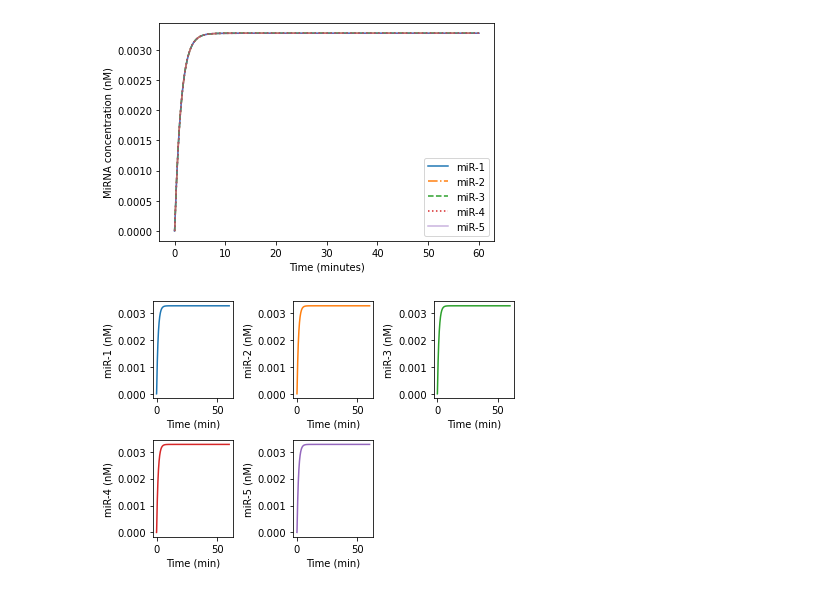
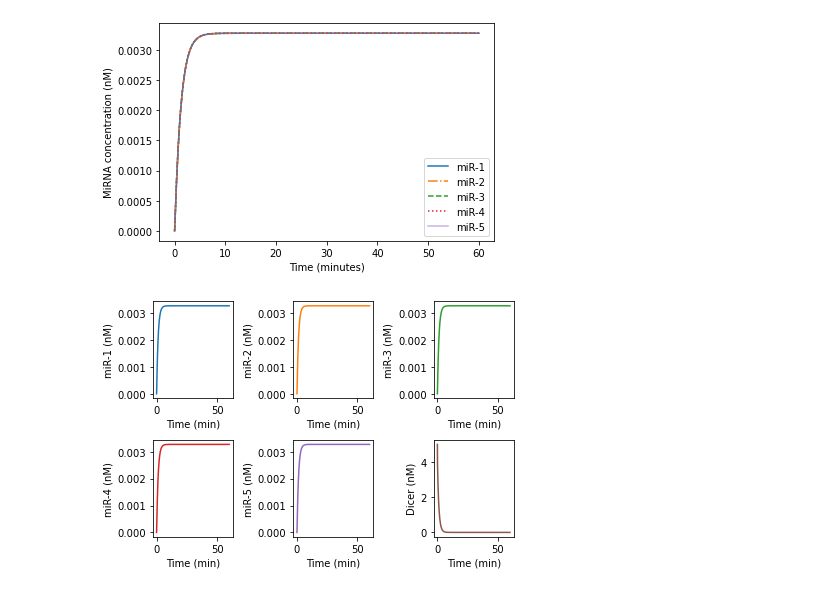
Before and after one commit to SofiaRaak/Dicer-miRNA-dynamics-model, a Jupyter notebook: playground.ipynb, the cells around one changed output. Cells and saved outputs as stored; diff of their text form; code cells hidden in the pictures.

Commit message:
Plotted Dicer concentration also
Looks like it works well still.

```diff
--- a/playground.ipynb
+++ b/playground.ipynb
@@ -33,31 +34,36 @@ ax1 = plt.subplot(2,3,1)
 ax1.plot(res1.t, mirna1, color = 'C0')
 ax1.set_ylabel('miR-1 (nM)')
 ax1.set_xlabel('Time (min)')
 
 ax2 = plt.subplot(2,3,2, sharex=ax1, sharey=ax1)
 ax2.plot(res1.t, mirna2, color = 'C1')
 ax2.set_ylabel('miR-2 (nM)')
 ax2.set_xlabel('Time (min)')
 
 ax3 = plt.subplot(2,3,3, sharex=ax1, sharey=ax1)
 ax3.plot(res1.t, mirna3, color = 'C2')
 ax3.set_ylabel('miR-3 (nM)')
 ax3.set_xlabel('Time (min)')
 
 ax4 = plt.subplot(2,3,4, sharex=ax1, sharey=ax1)
 ax4.plot(res1.t, mirna4, color = 'C3')
 ax4.set_ylabel('miR-4 (nM)')
 ax4.set_xlabel('Time (min)')
 
 ax5 = plt.subplot(2,3,5, sharex=ax1, sharey=ax1)
 ax5.plot(res1.t, mirna5, color = 'C4')
 ax5.set_ylabel('miR-5 (nM)')
 ax5.set_xlabel('Time (min)')
 
+ax6 = plt.subplot(2,3,6)
+ax6.plot(res1.t, dicer, color = 'C5')
+ax6.set_ylabel('Dicer (nM)')
+ax6.set_xlabel('Time (min)')
+
 plt.tight_layout()
 
 #fig.savefig(r'../Figures/toy_model.png', dpi = 600, bbox_inches = 'tight')
 
 plt.show()
 # %% [output]
-[figure, old version]
+[figure, new version]
```
Also changed, not shown: parts of 1 cell of this notebook, 1 other file.
